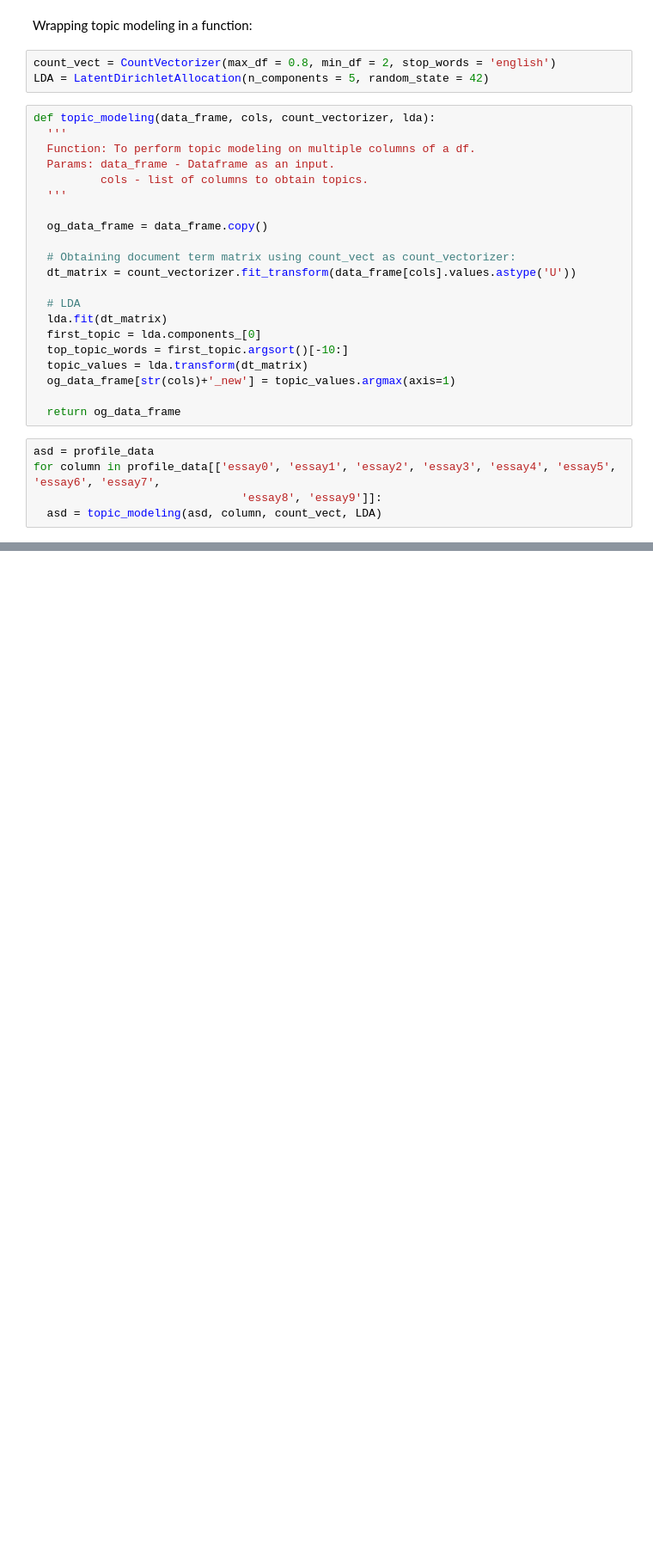
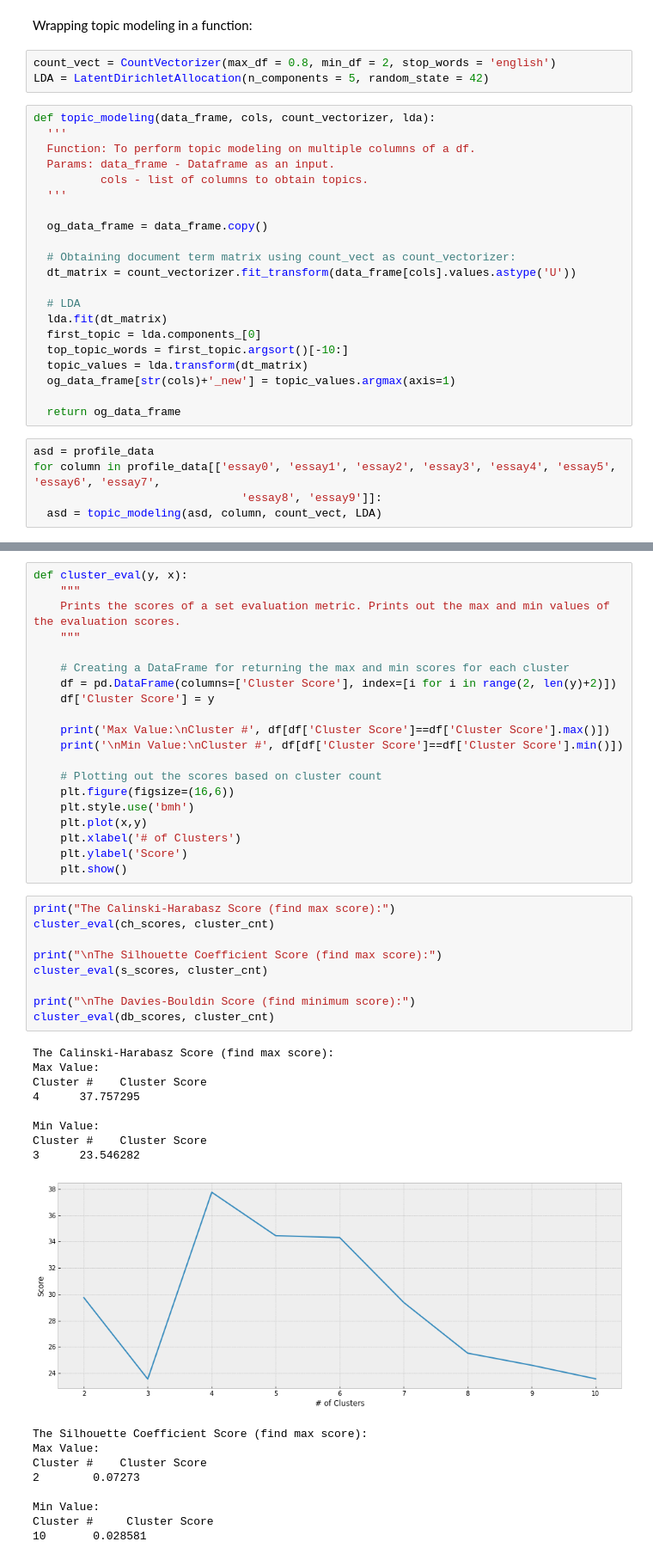
Before and after one commit to mrinaaall/OkCupid, a Jupyter notebook: OkCupid.ipynb, the cells around one changed output, grey strips where cells are left out. Shown at 86% size. Drawn from its saved outputs; the diff is of its cells as text; blank space fills up the shorter version.

```diff
--- a/OkCupid.ipynb
+++ b/OkCupid.ipynb
@@ -320,0 +423,47 @@ asd.head()
+# %%
+def cluster_eval(y, x):
+    """
+    Prints the scores of a set evaluation metric. Prints out the max and min values of the evaluation scores.
+    """
+
+    # Creating a DataFrame for returning the max and min scores for each cluster
+    df = pd.DataFrame(columns=['Cluster Score'], index=[i for i in range(2, len(y)+2)])
+    df['Cluster Score'] = y
+
+    print('Max Value:\nCluster #', df[df['Cluster Score']==df['Cluster Score'].max()])
+    print('\nMin Value:\nCluster #', df[df['Cluster Score']==df['Cluster Score'].min()])
+
+    # Plotting out the scores based on cluster count
+    plt.figure(figsize=(16,6))
+    plt.style.use('bmh')
+    plt.plot(x,y)
+    plt.xlabel('# of Clusters')
+    plt.ylabel('Score')
+    plt.show()
+# %%
+print("The Calinski-Harabasz Score (find max score):")
+cluster_eval(ch_scores, cluster_cnt)
+
+print("\nThe Silhouette Coefficient Score (find max score):")
+cluster_eval(s_scores, cluster_cnt)
+
+print("\nThe Davies-Bouldin Score (find minimum score):")
+cluster_eval(db_scores, cluster_cnt)
+# %% [output]
+The Calinski-Harabasz Score (find max score):
+Max Value:
+Cluster #    Cluster Score
+4      37.757295
+
+Min Value:
+Cluster #    Cluster Score
+3      23.546282
+[figure, added]
+The Silhouette Coefficient Score (find max score):
+Max Value:
+Cluster #    Cluster Score
+2        0.07273
+
+Min Value:
+Cluster #     Cluster Score
+10       0.028581
```
Also changed, not shown: parts of 50 cells of this notebook.
